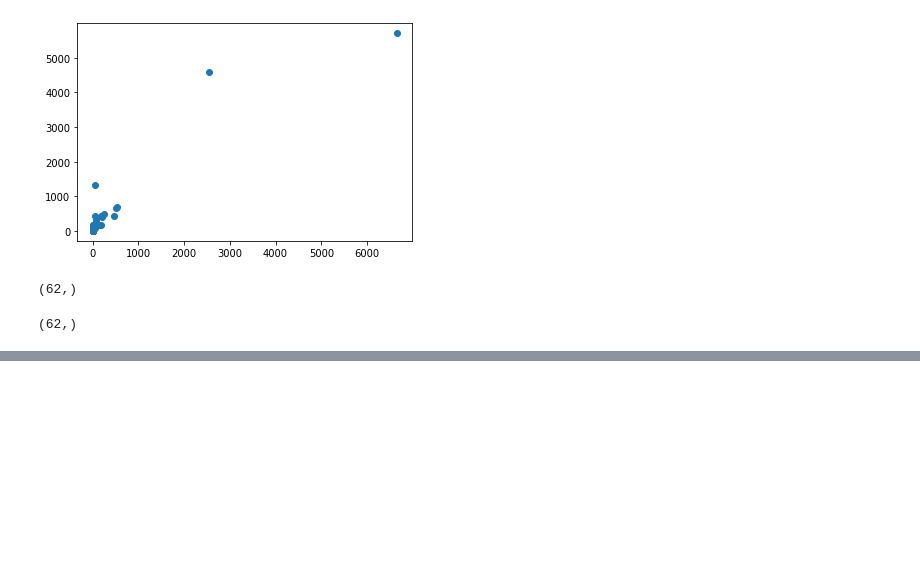
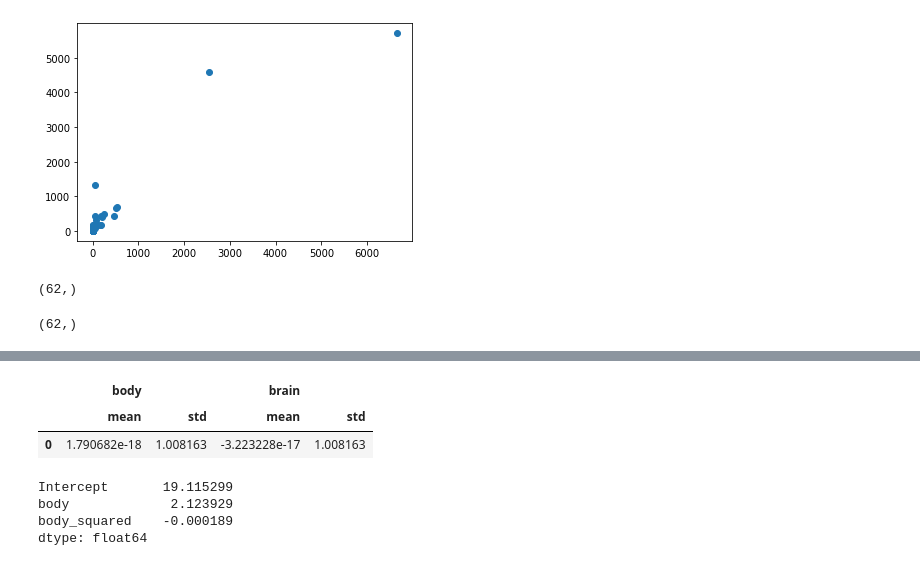
Before and after one commit to mertbarut/py, a Jupyter notebook: mining/regression.ipynb, the cells around one changed output, grey strips where cells are left out. Cells and saved outputs as stored; diff of their text form; code cells hidden in the pictures; blank space fills up the shorter version.

```diff
--- a/mining/regression.ipynb
+++ b/mining/regression.ipynb
@@ -28,0 +194,5 @@ body_data = sm.add_constant(body_data)
+# %%
+scaler2 = preprocessing.StandardScaler()
+# %%
+mammals_std = pd.DataFrame(scaler2.fit_transform(mammals[['body', 'brain']]), columns=['body', 'brain'])
+print(mammals_std)
@@ -28,0 +214,6 @@ body_data = sm.add_constant(body_data)
+# %%
+mammals_std.groupby(lambda idx: 0).agg(['mean', 'std'])
+# %% [output]
+|  | body |  | brain |  |
+|  | mean | std | mean | std |
+| 0 | 1.790682e-18 | 1.008163 | -3.223228e-17 | 1.008163 |
@@ -28,0 +224,7 @@ body_data = sm.add_constant(body_data)
+# %%
+print(poly_reg.params)
+# %% [output]
+Intercept       19.115299
+body             2.123929
+body_squared    -0.000189
+dtype: float64
```
Also changed, not shown: parts of 44 cells of this notebook.
